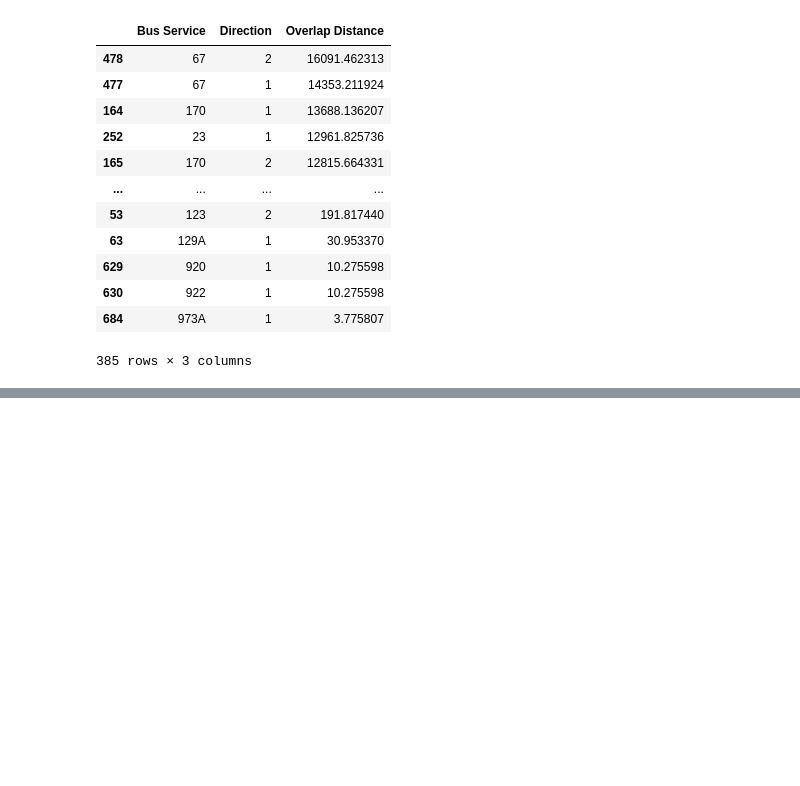
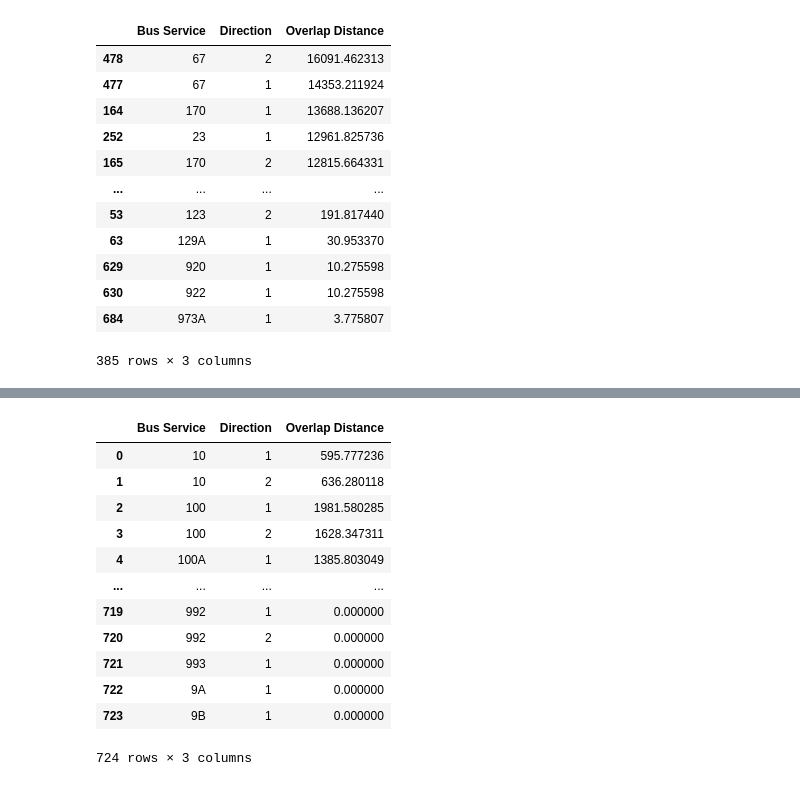
Before and after one commit to Yutingggggggg/dsa4264_geospatial, a Jupyter notebook: workingfiles/overlap_distance.ipynb, the cells around one changed output, grey strips where cells are left out. Saved outputs shown, nothing was run; the diff lists cells and outputs as text; code cells hidden in the pictures; blank space fills up the shorter version.

```diff
--- a/working files/overlap_distance.ipynb
+++ b/workingfiles/overlap_distance.ipynb
@@ -282,0 +327,15 @@ bus_routes_overlap_blue
+# %%
+# ordered list of purple line station coordinates
+purple_line_stations_gdf['coordinates'] = purple_line_stations_gdf['geometry'].centroid
+purple_line_stations_gdf
+
+# create a linestring for the purple line route
+from shapely.geometry import LineString
+purple_line_route = LineString(purple_line_stations_gdf['coordinates'])
+# %%
+from shapely.geometry import LineString
+
+# combine bus routes
+bus_routes_combined = bus_routes_gdf_3857.groupby(['ServiceNo', 'Direction']).apply(lambda x: LineString(x.geometry.tolist())).reset_index()
+bus_routes_combined.columns = ['ServiceNo', 'Direction', 'geometry']
+bus_routes_combined
@@ -282,0 +356,38 @@ bus_routes_overlap_blue
+# %%
+# calculate the overlapping distance of each bus route and the purple line
+buffer_distance = 150
+buffered_purple_line = purple_line_route.buffer(buffer_distance)
+
+overlap_distance_output = []
+
+for i, route in tqdm(bus_routes_combined.iterrows()):
+    overlap = buffered_purple_line.intersection(route.geometry)
+    if overlap.is_empty:
+        overlap_distance_output.append({
+            'Bus Service': route['ServiceNo'],
+            'Direction': route['Direction'],
+            'Overlap Distance': 0
+            })
+    else:
+        overlap_distance_output.append({
+            'Bus Service': route['ServiceNo'],
+            'Direction': route['Direction'],
+            'Overlap Distance': overlap.length
+            })
+
+overlap_distance_purple = pd.DataFrame(overlap_distance_output)
+overlap_distance_purple
+# %% [output]
+|  | Bus Service | Direction | Overlap Distance |
+| 0 | 10 | 1 | 595.777236 |
+| 1 | 10 | 2 | 636.280118 |
+| 2 | 100 | 1 | 1981.580285 |
+| 3 | 100 | 2 | 1628.347311 |
+| 4 | 100A | 1 | 1385.803049 |
+| ... | ... | ... | ... |
+| 719 | 992 | 1 | 0.000000 |
+| 720 | 992 | 2 | 0.000000 |
+| 721 | 993 | 1 | 0.000000 |
+| 722 | 9A | 1 | 0.000000 |
+| 723 | 9B | 1 | 0.000000 |
+724 rows × 3 columns
```
Also changed, not shown: parts of 9 cells of this notebook, 20 other files.
